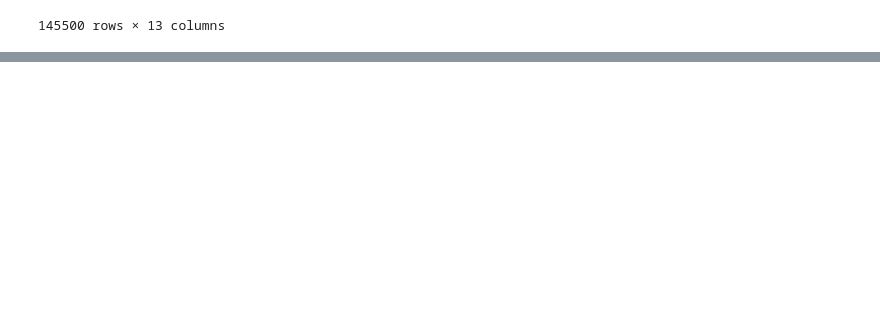
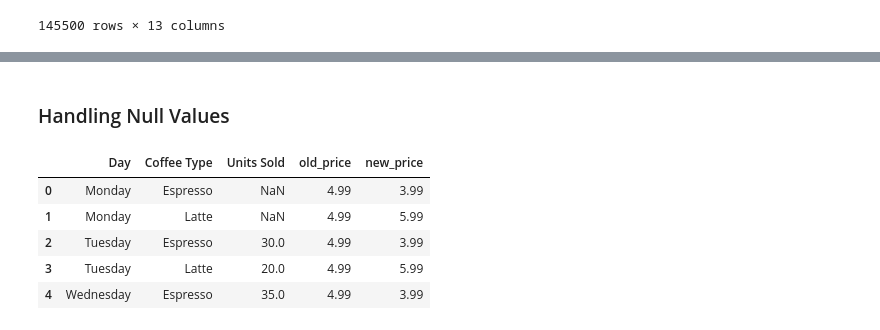
Before and after one commit to hclank/data, a Jupyter notebook: main.ipynb, the cells around one changed output, grey strips where cells are left out. Drawn from its saved outputs; the diff is of its cells as text; code cells hidden in the pictures; blank space fills up the shorter version.

Commit message:
filling NaN values in a dataset

```diff
--- a/main.ipynb
+++ b/main.ipynb
@@ -236,0 +272,12 @@ bios
+# %% [markdown]
+### Handling Null Values
+# %%
+coffee.loc[[0,1], "Units Sold"] = np.nan
+coffee.head()
+# %% [output]
+|  | Day | Coffee Type | Units Sold | old_price | new_price |
+| 0 | Monday | Espresso | NaN | 4.99 | 3.99 |
+| 1 | Monday | Latte | NaN | 4.99 | 5.99 |
+| 2 | Tuesday | Espresso | 30.0 | 4.99 | 3.99 |
+| 3 | Tuesday | Latte | 20.0 | 4.99 | 5.99 |
+| 4 | Wednesday | Espresso | 35.0 | 4.99 | 3.99 |
```
Also changed, not shown: parts of 8 cells of this notebook.
